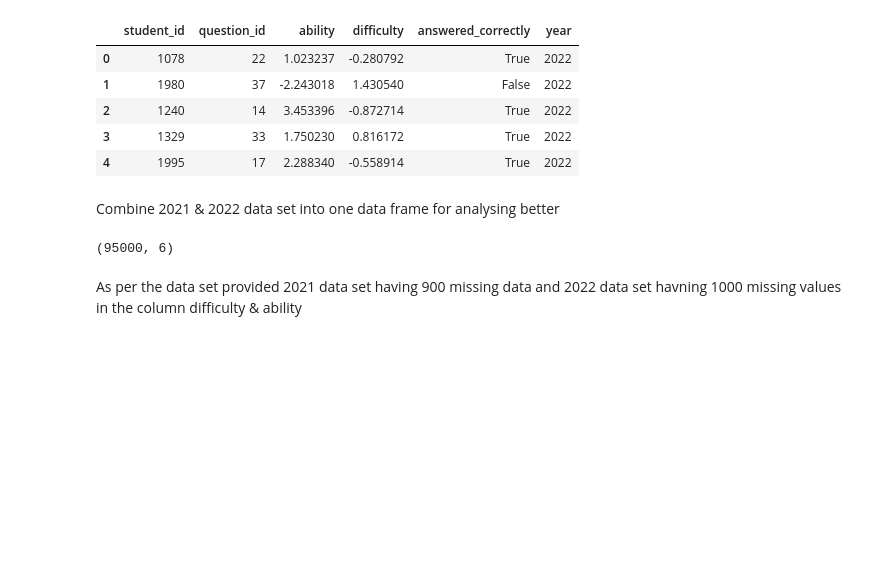
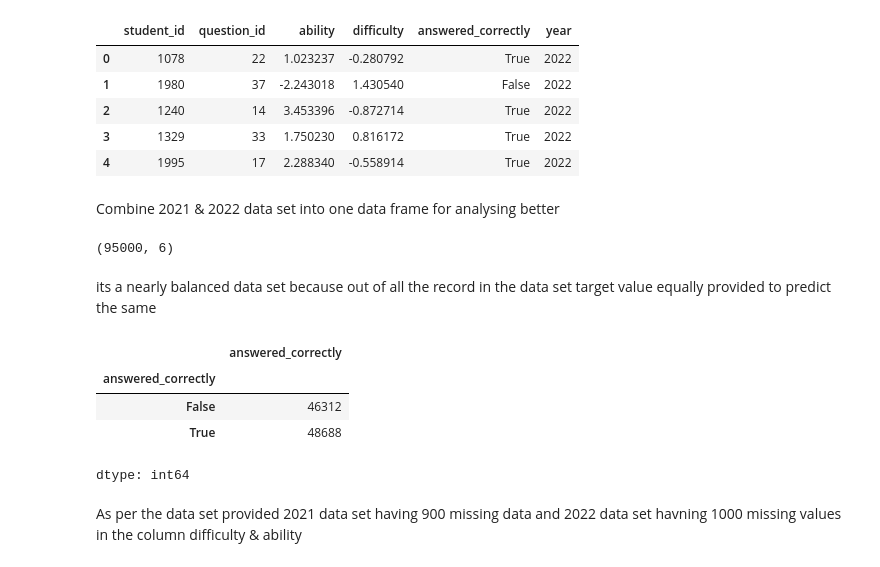
Before and after one commit to shankarmurugesan/Student_Response_Data-, a Jupyter notebook: Project_SATech_Assignment.ipynb, the cells around one changed output. Saved outputs shown, nothing was run; the diff lists cells and outputs as text; code cells hidden in the pictures; blank space fills up the shorter version.

```diff
--- a/Project_SATech_Assignment.ipynb
+++ b/Project_SATech_Assignment.ipynb
@@ -157,6 +157,18 @@ tot_stud = pd.concat([stud_2021, stud_2022], ignore_index=True)
 tot_stud.shape
 # %% [output]
 (95000, 6)
+# %% [markdown]
+its a nearly balanced data set because out of all the record in the data set target value equally provided to predict the same
+# %%
+# Group by 'Answered Correctly' and count the number of occurrences
+grouped_data = tot_stud.groupby('answered_correctly')['answered_correctly'].count()
+grouped_data
+# %% [output]
+|  | answered_correctly |
+| answered_correctly |  |
+| False | 46312 |
+| True | 48688 |
+dtype: int64
 # %% [markdown]
 As per the data set provided 2021 data set having 900 missing data and 2022 data set havning 1000 missing values in the column difficulty & ability
 # %%
```
Also changed, not shown: parts of 1 cell of this notebook.
